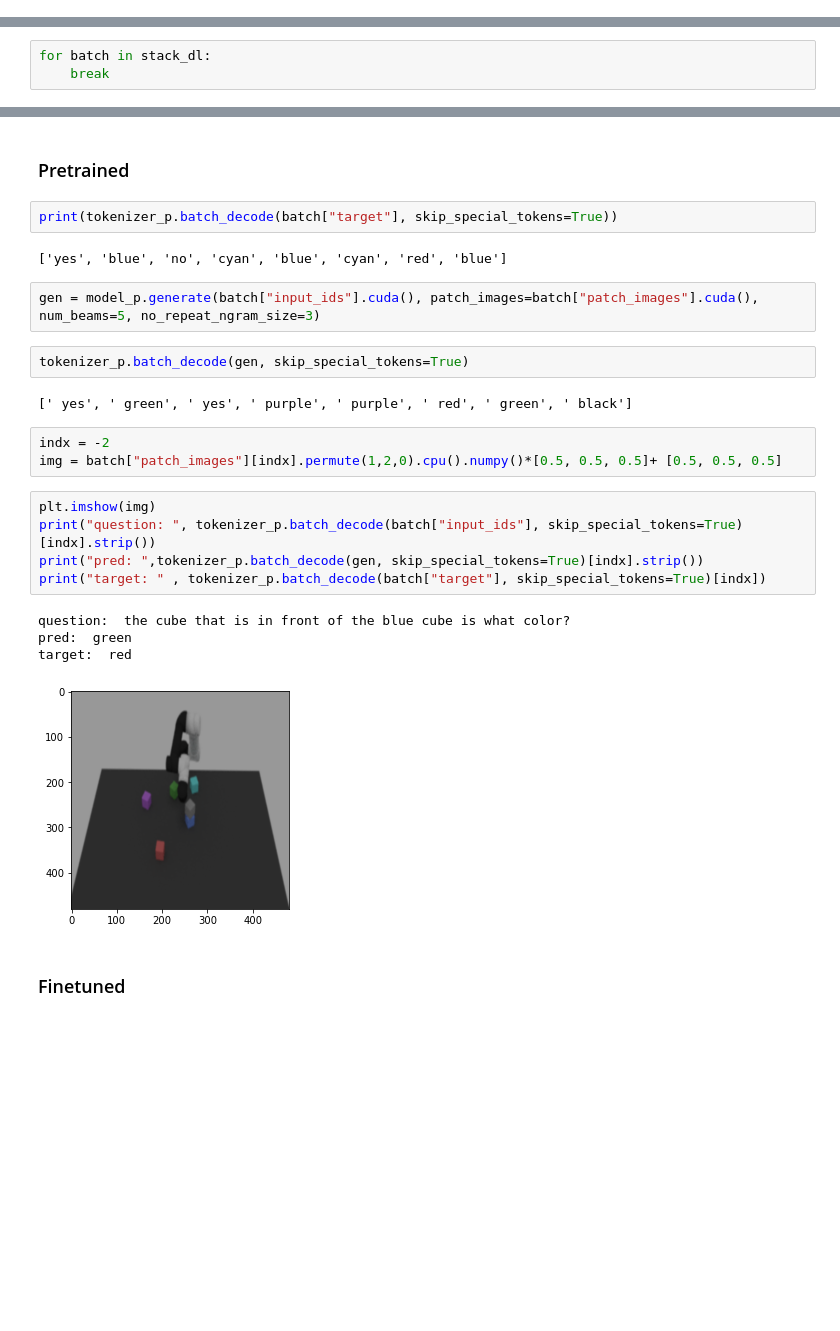
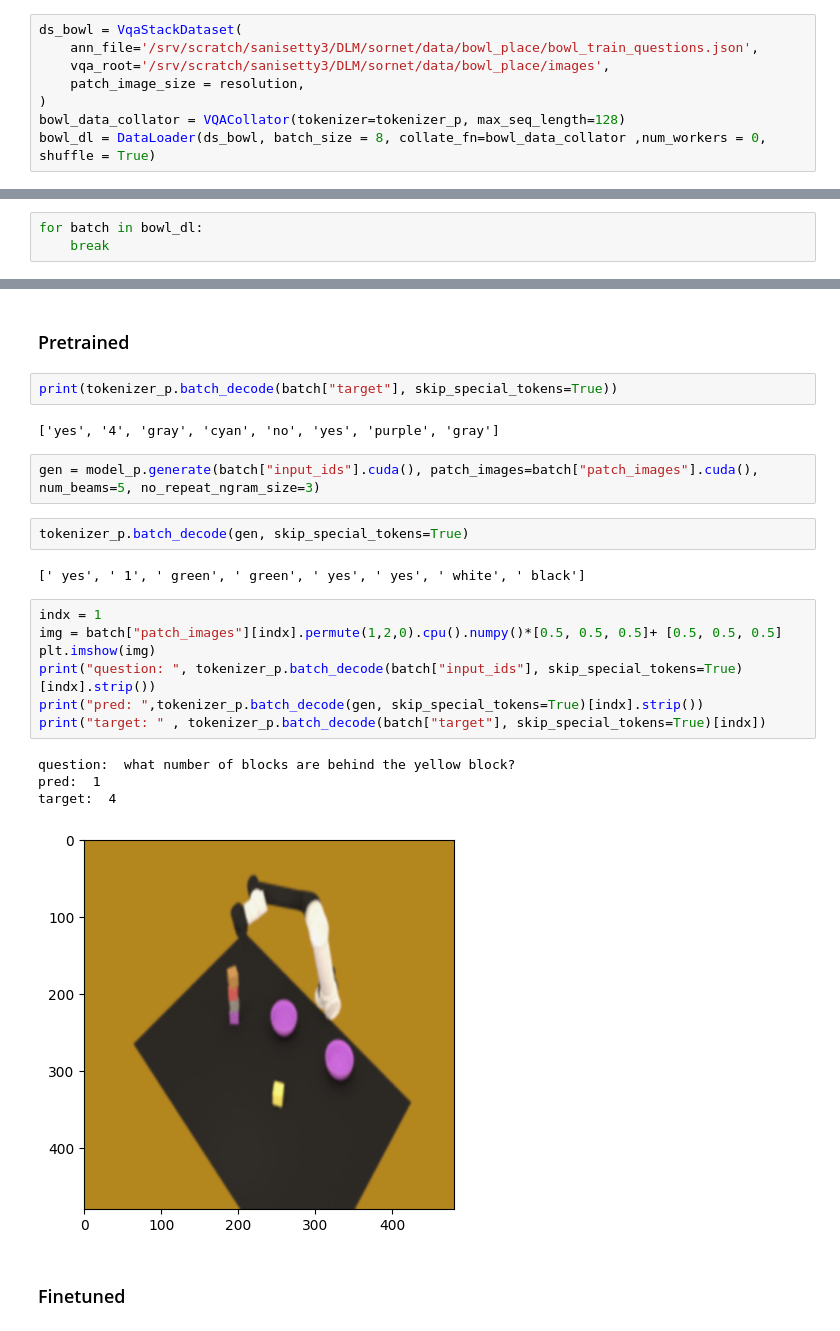
Before and after one commit to sohananisetty/OFA_VQA, a Jupyter notebook: ofa_vqa.ipynb, the cells around one changed output, grey strips where cells are left out. Drawn from its saved outputs; the diff is of its cells as text; blank space fills up the shorter version.

Commit message:
notebook changes added bowl

```diff
--- a/ofa_vqa.ipynb
+++ b/ofa_vqa.ipynb
@@ -250,6 +249,14 @@ ds_stck = VqaStackDataset(
 )
 stack_data_collator = VQACollator(tokenizer=tokenizer_p, max_seq_length=128)
 stack_dl = DataLoader(ds_stck, batch_size = 8, collate_fn=stack_data_collator ,num_workers = 0, shuffle = True)
+# %%
+ds_bowl = VqaStackDataset(
+    ann_file='/srv/scratch/sanisetty3/DLM/sornet/data/bowl_place/bowl_train_questions.json',
+    vqa_root='/srv/scratch/sanisetty3/DLM/sornet/data/bowl_place/images',
+    patch_image_size = resolution,
+)
+bowl_data_collator = VQACollator(tokenizer=tokenizer_p, max_seq_length=128)
+bowl_dl = DataLoader(ds_bowl, batch_size = 8, collate_fn=bowl_data_collator ,num_workers = 0, shuffle = True)
 # %%
 ds = CLEVRVQADataset(split="valA" , patch_image_size = resolution,)
 data_collator = VQACollator(tokenizer=tokenizer_p, max_seq_length=128)
@@ -261,5 +268,5 @@ len(ds_stck)
 # %%
-for batch in stack_dl:
+for batch in bowl_dl:
     break
 # %%
 print(tokenizer_p.batch_decode(batch["input_ids"], skip_special_tokens=True))
@@ -274,25 +281,24 @@ print(tokenizer_p.batch_decode(batch["target"], skip_special_tokens=True))
 # %%
 print(tokenizer_p.batch_decode(batch["target"], skip_special_tokens=True))
 # %% [output]
-['yes', 'blue', 'no', 'cyan', 'blue', 'cyan', 'red', 'blue']
+['yes', '4', 'gray', 'cyan', 'no', 'yes', 'purple', 'gray']
 # %%
 gen = model_p.generate(batch["input_ids"].cuda(), patch_images=batch["patch_images"].cuda(), num_beams=5, no_repeat_ngram_size=3)
 # %%
 tokenizer_p.batch_decode(gen, skip_special_tokens=True)
 # %% [output]
-[' yes', ' green', ' yes', ' purple', ' purple', ' red', ' green', ' black']
+[' yes', ' 1', ' green', ' green', ' yes', ' yes', ' white', ' black']
-# %%
-indx = -2
-img = batch["patch_images"][indx].permute(1,2,0).cpu().numpy()*[0.5, 0.5, 0.5]+ [0.5, 0.5, 0.5]
 # %%
+indx = 1
+img = batch["patch_images"][indx].permute(1,2,0).cpu().numpy()*[0.5, 0.5, 0.5]+ [0.5, 0.5, 0.5]
 plt.imshow(img)
 print("question: ", tokenizer_p.batch_decode(batch["input_ids"], skip_special_tokens=True)[indx].strip())
 print("pred: ",tokenizer_p.batch_decode(gen, skip_special_tokens=True)[indx].strip())
 print("target: " , tokenizer_p.batch_decode(batch["target"], skip_special_tokens=True)[indx])
 # %% [output]
-question:  the cube that is in front of the blue cube is what color?
-pred:  green
-target:  red
+question:  what number of blocks are behind the yellow block?
+pred:  1
+target:  4
-[figure, old version]
+[figure, new version]
 # %% [markdown]
 ### Finetuned
```
Also changed, not shown: parts of 39 cells of this notebook, 3 other files.
